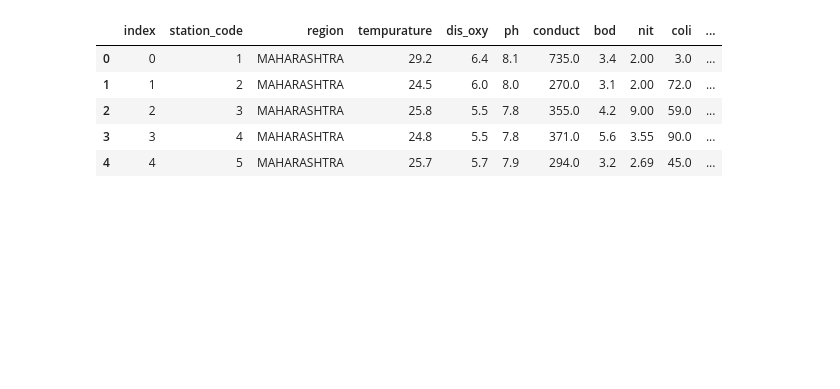
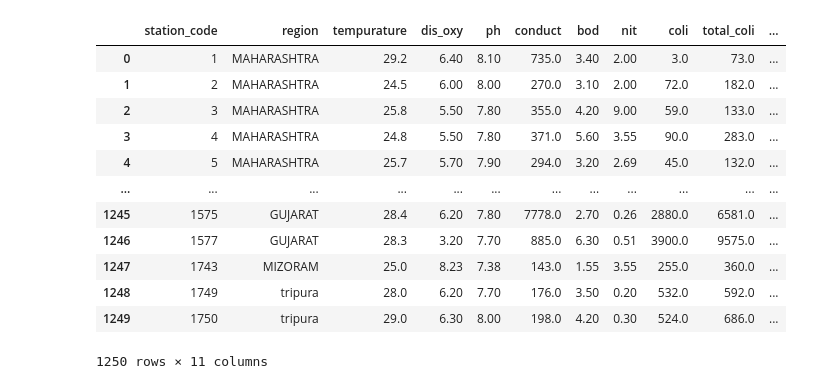
Before and after one commit to Lamismn/Water_Potability_Classification, a Jupyter notebook: water_potability_graded_k_means.ipynb, the cells around one changed output. Saved outputs shown, nothing was run; the diff lists cells and outputs as text; code cells hidden in the pictures; blank space fills up the shorter version.

```diff
--- a/water_potability_graded_k_means.ipynb
+++ b/water_potability_graded_k_means.ipynb
@@ -1,18 +19,4 @@
 # %%
-# Import dependancies
-import pandas as pd
-import hvplot.pandas
-import psycopg2
-from sqlalchemy import create_engine
-from config import key
-import urllib.parse
-from path import Path
-import numpy as np
-import plotly.express as px
-from sklearn.preprocessing import StandardScaler, MinMaxScaler
-from sklearn.decomposition import PCA
-from sklearn.cluster import KMeans
-
 # This is needed to translate special characters that may be in your password into characters the code understands
 password = urllib.parse.quote_plus(key)
 
@@ -23,5 +27,6 @@ alchemyEngine = create_engine(f'postgresql+psycopg2://postgres:{password}@localh
 dbConnection = alchemyEngine.connect();
 
 water_df = pd.read_sql("select * from \"water_data_graded_w_states\"", dbConnection);
-water_df.head()
+dbConnection.close();
+water_df
 # %% [output]
@@ -30,7 +33,14 @@ water_df.head()
-|  | index | station_code | region | tempurature | dis_oxy | ph | conduct | bod | nit | coli | ... |
-| 0 | 0 | 1 | MAHARASHTRA | 29.2 | 6.4 | 8.1 | 735.0 | 3.4 | 2.00 | 3.0 | ... |
-| 1 | 1 | 2 | MAHARASHTRA | 24.5 | 6.0 | 8.0 | 270.0 | 3.1 | 2.00 | 72.0 | ... |
-| 2 | 2 | 3 | MAHARASHTRA | 25.8 | 5.5 | 7.8 | 355.0 | 4.2 | 9.00 | 59.0 | ... |
-| 3 | 3 | 4 | MAHARASHTRA | 24.8 | 5.5 | 7.8 | 371.0 | 5.6 | 3.55 | 90.0 | ... |
-| 4 | 4 | 5 | MAHARASHTRA | 25.7 | 5.7 | 7.9 | 294.0 | 3.2 | 2.69 | 45.0 | ... |
+|  | station_code | region | tempurature | dis_oxy | ph | conduct | bod | nit | coli | total_coli | ... |
+| 0 | 1 | MAHARASHTRA | 29.2 | 6.40 | 8.10 | 735.0 | 3.40 | 2.00 | 3.0 | 73.0 | ... |
+| 1 | 2 | MAHARASHTRA | 24.5 | 6.00 | 8.00 | 270.0 | 3.10 | 2.00 | 72.0 | 182.0 | ... |
+| 2 | 3 | MAHARASHTRA | 25.8 | 5.50 | 7.80 | 355.0 | 4.20 | 9.00 | 59.0 | 133.0 | ... |
+| 3 | 4 | MAHARASHTRA | 24.8 | 5.50 | 7.80 | 371.0 | 5.60 | 3.55 | 90.0 | 283.0 | ... |
+| 4 | 5 | MAHARASHTRA | 25.7 | 5.70 | 7.90 | 294.0 | 3.20 | 2.69 | 45.0 | 132.0 | ... |
+| ... | ... | ... | ... | ... | ... | ... | ... | ... | ... | ... | ... |
+| 1245 | 1575 | GUJARAT | 28.4 | 6.20 | 7.80 | 7778.0 | 2.70 | 0.26 | 2880.0 | 6581.0 | ... |
+| 1246 | 1577 | GUJARAT | 28.3 | 3.20 | 7.70 | 885.0 | 6.30 | 0.51 | 3900.0 | 9575.0 | ... |
+| 1247 | 1743 | MIZORAM | 25.0 | 8.23 | 7.38 | 143.0 | 1.55 | 3.55 | 255.0 | 360.0 | ... |
+| 1248 | 1749 | tripura | 28.0 | 6.20 | 7.70 | 176.0 | 3.50 | 0.20 | 532.0 | 592.0 | ... |
+| 1249 | 1750 | tripura | 29.0 | 6.30 | 8.00 | 198.0 | 4.20 | 0.30 | 524.0 | 686.0 | ... |
+1250 rows × 11 columns
 # %%
```
Also changed, not shown: parts of 24 cells of this notebook, 1 other file.
